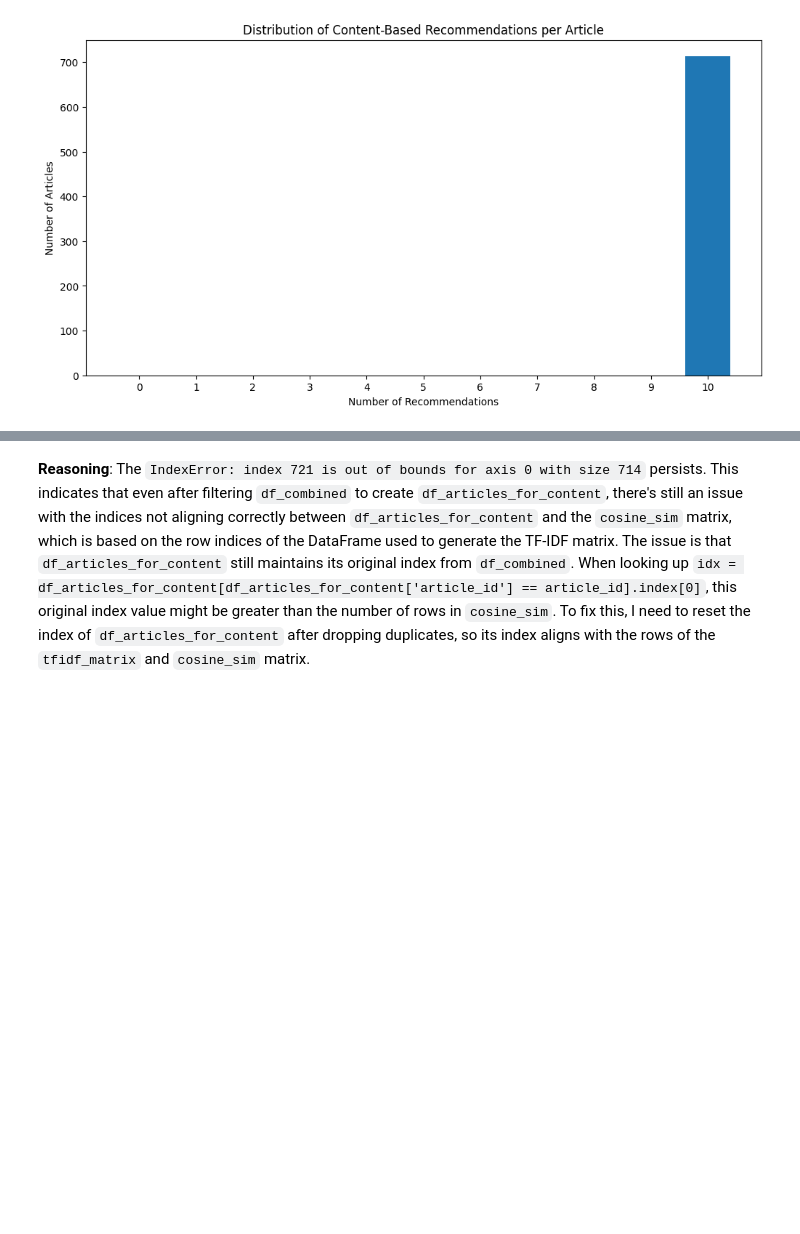
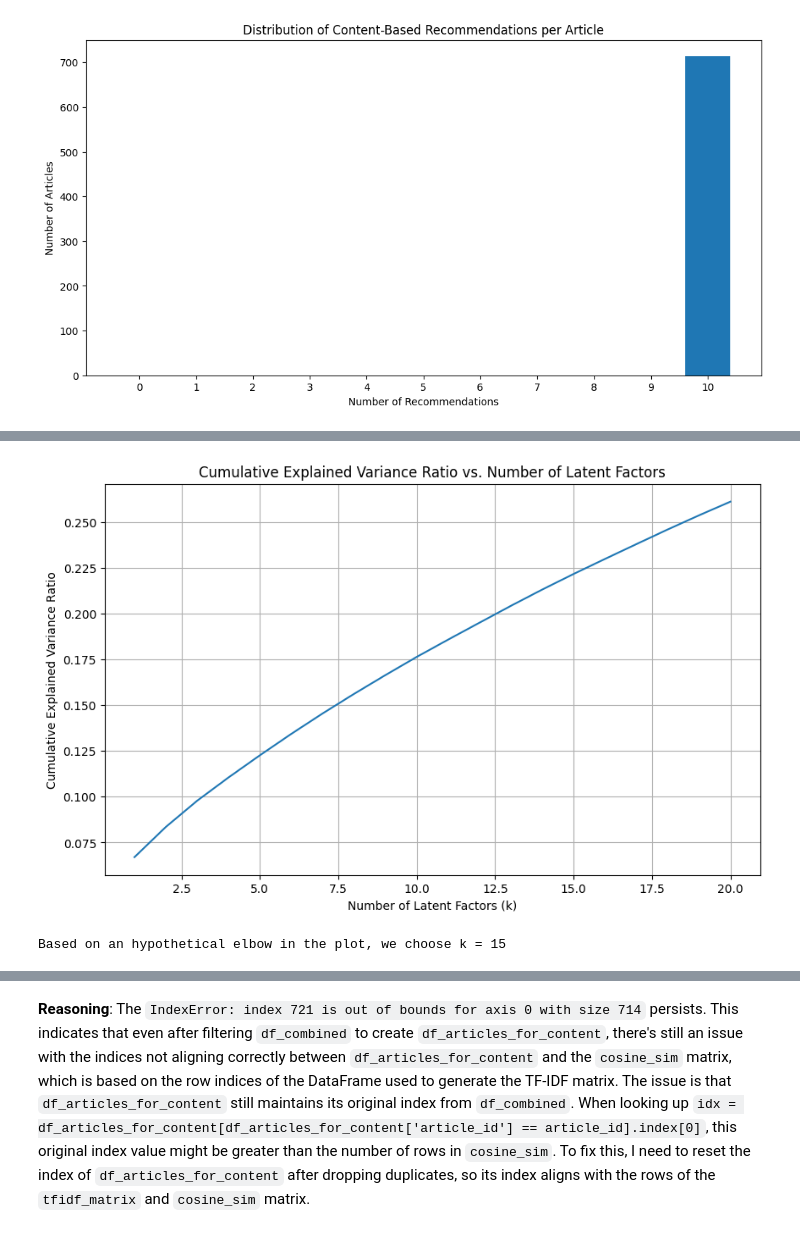
Before and after one commit to churamani2030dev/IBM_watson_studio_datascience, a Jupyter notebook: IBM_watson_studio_DS.ipynb, the cells around one changed output, grey strips where cells are left out. Drawn from its saved outputs; the diff is of its cells as text; code cells hidden in the pictures; blank space fills up the shorter version.

```diff
--- a/IBM_watson_studio_DS.ipynb
+++ b/IBM_watson_studio_DS.ipynb
@@ -777,0 +798,22 @@ plt.show()
+# %%
+from sklearn.decomposition import TruncatedSVD
+import numpy as np
+
+# 1. SVD on the user–item matrix
+# We use TruncatedSVD as it is suitable for sparse matrices and dimensionality reduction.
+# It decomposes the user-item matrix into three matrices: U, Sigma (singular values), and V_transpose.
+n_components = 20  # Initial choice for the number of latent factors
+svd = TruncatedSVD(n_components=n_components, random_state=42)
+
+# Fit the SVD model to the user-item matrix
+user_item_latent = svd.fit_transform(user_item_matrix)
+
+# svd.components_ attribute gives us the V_transpose matrix (item latent factors)
+V_transpose = svd.components_
+
+# svd.singular_values_ gives us the singular values (diagonal of Sigma)
+singular_values = svd.singular_values_
+
+print("Shape of User Latent Factors (U * Sigma):", user_item_latent.shape)
+print("Shape of Singular Values (Sigma diagonal):", singular_values.shape)
+print("Shape of Item Latent Factors (V_transpose):", V_transpose.shape)
@@ -777,0 +837,25 @@ plt.show()
+# %%
+# 2. Choosing latent k
+# Plot explained variance ratio vs. number of components to find the optimal k
+
+explained_variance_ratio = svd.explained_variance_ratio_
+
+plt.figure(figsize=(10, 6))
+plt.plot(range(1, n_components + 1), np.cumsum(explained_variance_ratio))
+plt.xlabel('Number of Latent Factors (k)')
+plt.ylabel('Cumulative Explained Variance Ratio')
+plt.title('Cumulative Explained Variance Ratio vs. Number of Latent Factors')
+plt.grid(True)
+plt.show()
+
+# Based on the plot, we would choose k where the curve starts to flatten (the "elbow" point).
+# This indicates that adding more latent factors beyond this point provides diminishing returns in explaining the variance.
+# Alternatively, we could choose the minimal k that explains a certain percentage of the variance (e.g., 90%).
+
+# For demonstration, let's assume we choose k = 15 based on an hypothetical elbow in the plot.
+# In a real scenario, you would analyze the plot to make this decision.
+chosen_k = 15
+print(f"\nBased on an hypothetical elbow in the plot, we choose k = {chosen_k}")
+# %% [output]
+[figure, added]
+Based on an hypothetical elbow in the plot, we choose k = 15
```
Also changed, not shown: parts of 25 cells of this notebook.
